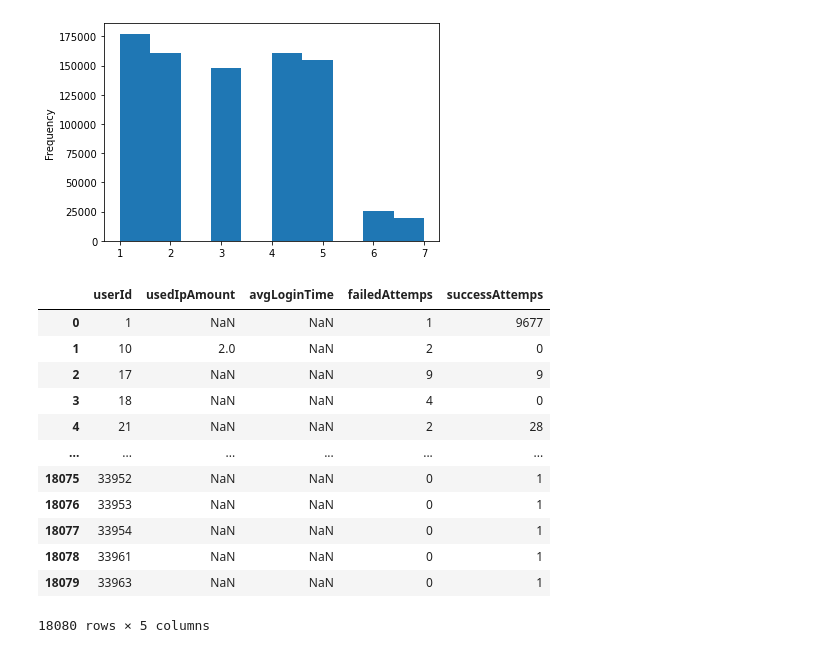
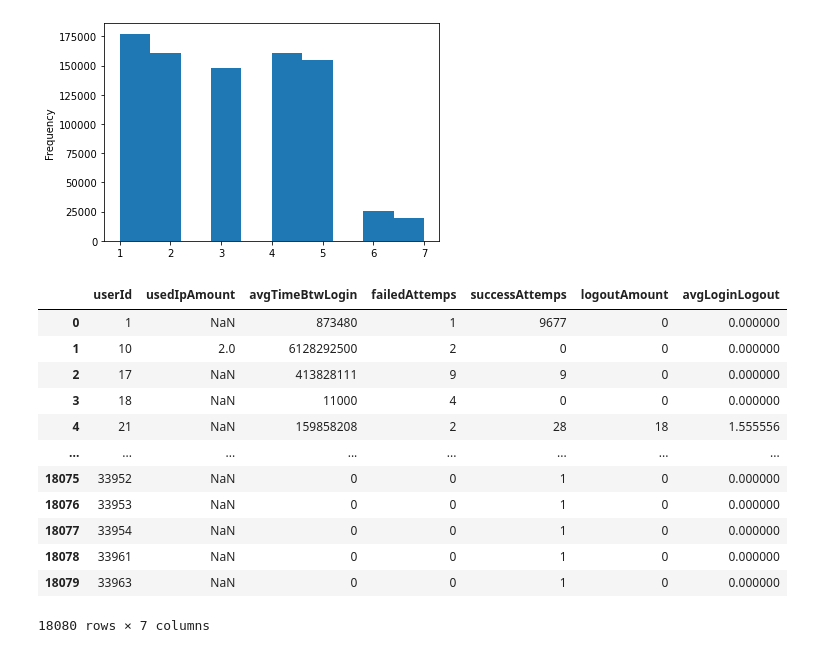
Before and after one commit to carloleo/AI-for-cybersecurity, a Jupyter notebook: AI project.ipynb, the cells around one changed output. Cells and saved outputs as stored; diff of their text form; code cells hidden in the pictures.

```diff
--- a/AI project.ipynb
+++ b/AI project.ipynb
@@ -69,8 +69,8 @@ df_.head(10)
 # %%
 #DATA CLEANING
 
-#print(type(df_['eventType'][0])
-print(df_['eventType'].dtypes)
+df_['date'] = pd.to_datetime(df_['date'], format="%Y-%m-%d %H:%M:%S.%f")
+df_.sort_values(by="date",ascending=True,inplace=True)
 
 #check data consistency delete rows containing non-valid event code
 df_ = df_[(df_.eventType >= 1) & (df_.eventType <= 3)]
@@ -81,4 +81,5 @@ if(duplicates > 0):
     print(f'Duplicates number {duplicates} on {len(df_.index)}')
     df_.drop_duplicates(inplace = True)
     print(f'New size:{len(df_.index)}')
+df_
 # %% [output]
@@ -212,22 +239,27 @@ plt.show()
 # %%
 # setting up 2nd dataset
-df_users = pd.DataFrame(columns=["userId","usedIpAmount","avgLoginTime","failedAttemps","successAttemps"])
+df_users = pd.DataFrame(columns=["userId","usedIpAmount","avgTimeBtwLogin",
+                                 "failedAttemps","successAttemps","logoutAmount","avgLoginLogout"])
 df_users["userId"] = users_id
-df_users["usedIpAmount"] = usedIpAmount
+df_users["usedIpAmount"] = usersdIpAmount
 df_users["failedAttemps"] = failedAttemps.values()
 df_users["successAttemps"] = successAttemps.values()
+df_users["logoutAmount"] = logoutAmount.values()
+df_users["avgLoginLogout"] = avgLoginLogout.values()
+df_users["avgTimeBtwLogin"] = avgTimeBtwLogin.values()
+
 df_users
 # %% [output]
-|  | userId | usedIpAmount | avgLoginTime | failedAttemps | successAttemps |
-| 0 | 1 | NaN | NaN | 1 | 9677 |
-| 1 | 10 | 2.0 | NaN | 2 | 0 |
-| 2 | 17 | NaN | NaN | 9 | 9 |
-| 3 | 18 | NaN | NaN | 4 | 0 |
-| 4 | 21 | NaN | NaN | 2 | 28 |
-| ... | ... | ... | ... | ... | ... |
-| 18075 | 33952 | NaN | NaN | 0 | 1 |
-| 18076 | 33953 | NaN | NaN | 0 | 1 |
-| 18077 | 33954 | NaN | NaN | 0 | 1 |
-| 18078 | 33961 | NaN | NaN | 0 | 1 |
-| 18079 | 33963 | NaN | NaN | 0 | 1 |
+|  | userId | usedIpAmount | avgTimeBtwLogin | failedAttemps | successAttemps | logoutAmount | avgLoginLogout |
+| 0 | 1 | NaN | 873480 | 1 | 9677 | 0 | 0.000000 |
+| 1 | 10 | 2.0 | 6128292500 | 2 | 0 | 0 | 0.000000 |
+| 2 | 17 | NaN | 413828111 | 9 | 9 | 0 | 0.000000 |
+| 3 | 18 | NaN | 11000 | 4 | 0 | 0 | 0.000000 |
+| 4 | 21 | NaN | 159858208 | 2 | 28 | 18 | 1.555556 |
+| ... | ... | ... | ... | ... | ... | ... | ... |
+| 18075 | 33952 | NaN | 0 | 0 | 1 | 0 | 0.000000 |
+| 18076 | 33953 | NaN | 0 | 0 | 1 | 0 | 0.000000 |
+| 18077 | 33954 | NaN | 0 | 0 | 1 | 0 | 0.000000 |
+| 18078 | 33961 | NaN | 0 | 0 | 1 | 0 | 0.000000 |
+| 18079 | 33963 | NaN | 0 | 0 | 1 | 0 | 0.000000 |
-18080 rows × 5 columns
+18080 rows × 7 columns
```
Also changed, not shown: parts of 5 cells of this notebook.
